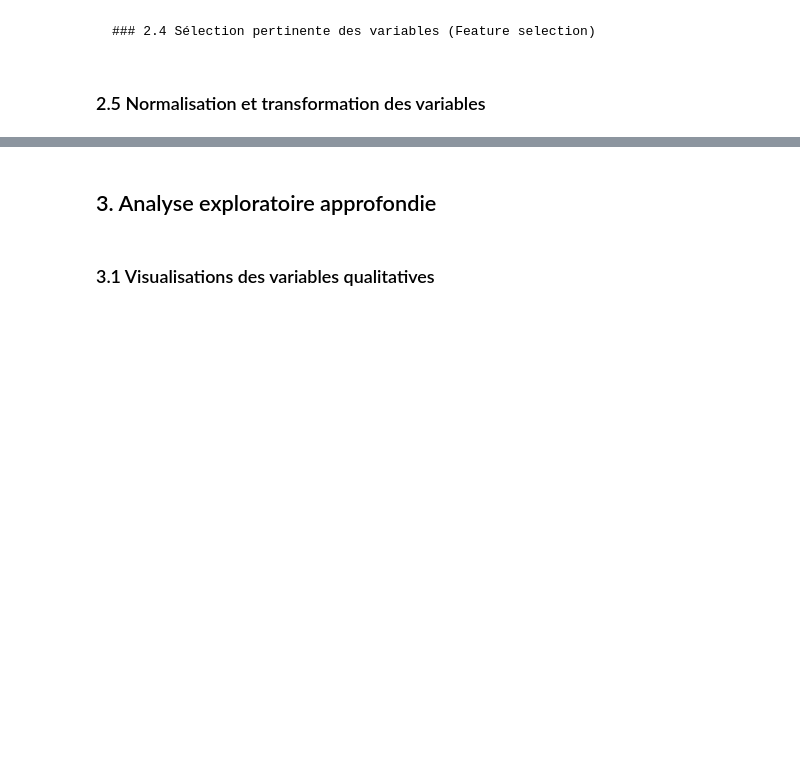
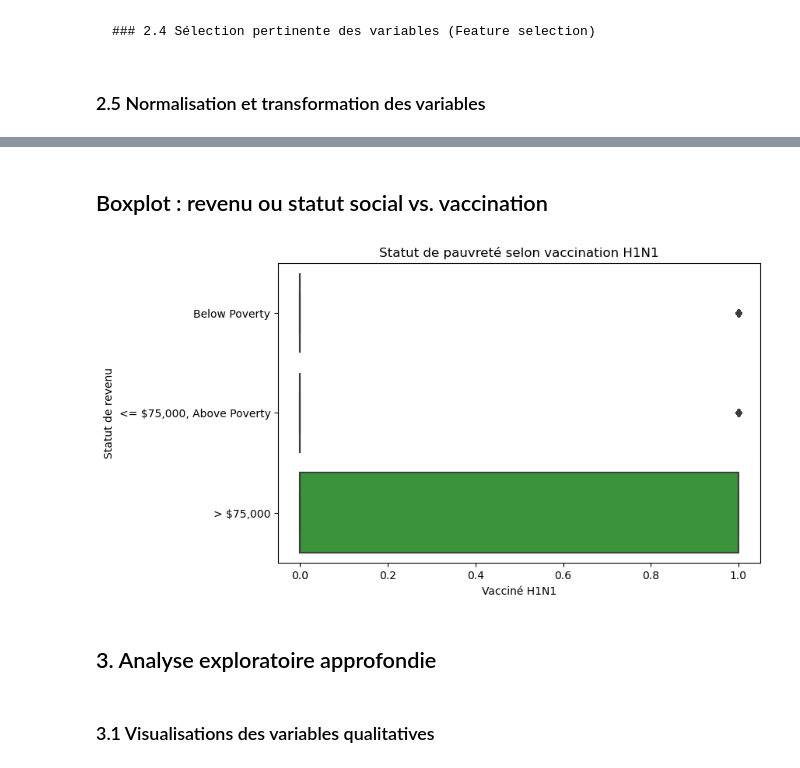
Before and after one commit to jabibamman/examen_ML_5_AL2, a Jupyter notebook: h1n1V2.ipynb, the cells around one changed output, grey strips where cells are left out. Cells and saved outputs as stored; diff of their text form; code cells hidden in the pictures; blank space fills up the shorter version.

```diff
--- a/h1n1V2.ipynb
+++ b/h1n1V2.ipynb
@@ -83,3 +131,16 @@ X_encoded[num_vars] = scaler.fit_transform(X_encoded[num_vars])
+# %% [markdown]
+## Boxplot : revenu ou statut social vs. vaccination
+# %%
+plt.figure(figsize=(8, 5))
+sns.boxplot(data=pd.concat([X, y], axis=1),
+            x='h1n1_vaccine',
+            y='income_poverty')
+plt.title("Statut de pauvreté selon vaccination H1N1")
+plt.xlabel("Vacciné H1N1")
+plt.ylabel("Statut de revenu")
+plt.show()
+# %% [output]
+[figure, added]
 # %% [markdown]
 ## 3. Analyse exploratoire approfondie
 # %% [markdown]
```
Also changed, not shown: parts of 9 cells of this notebook.
